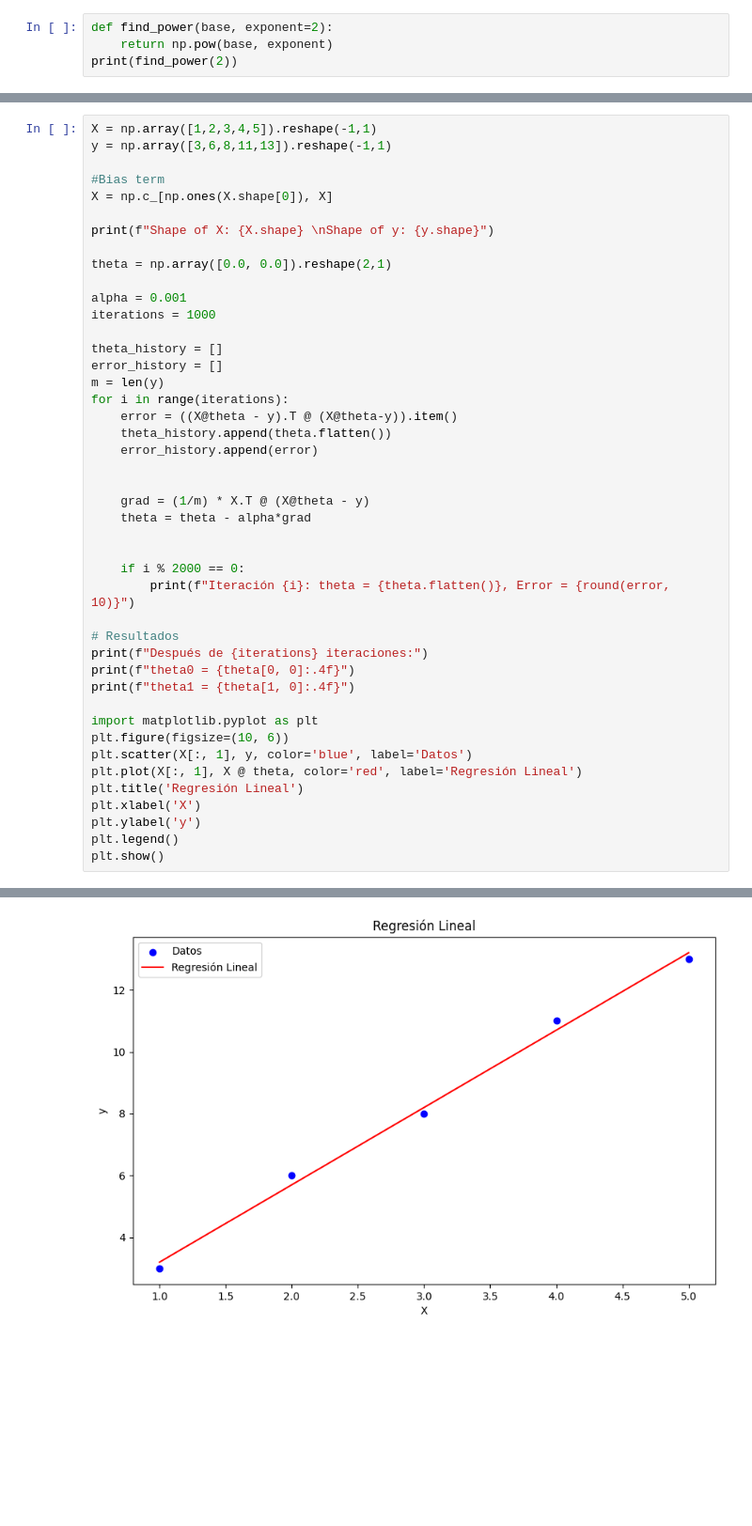
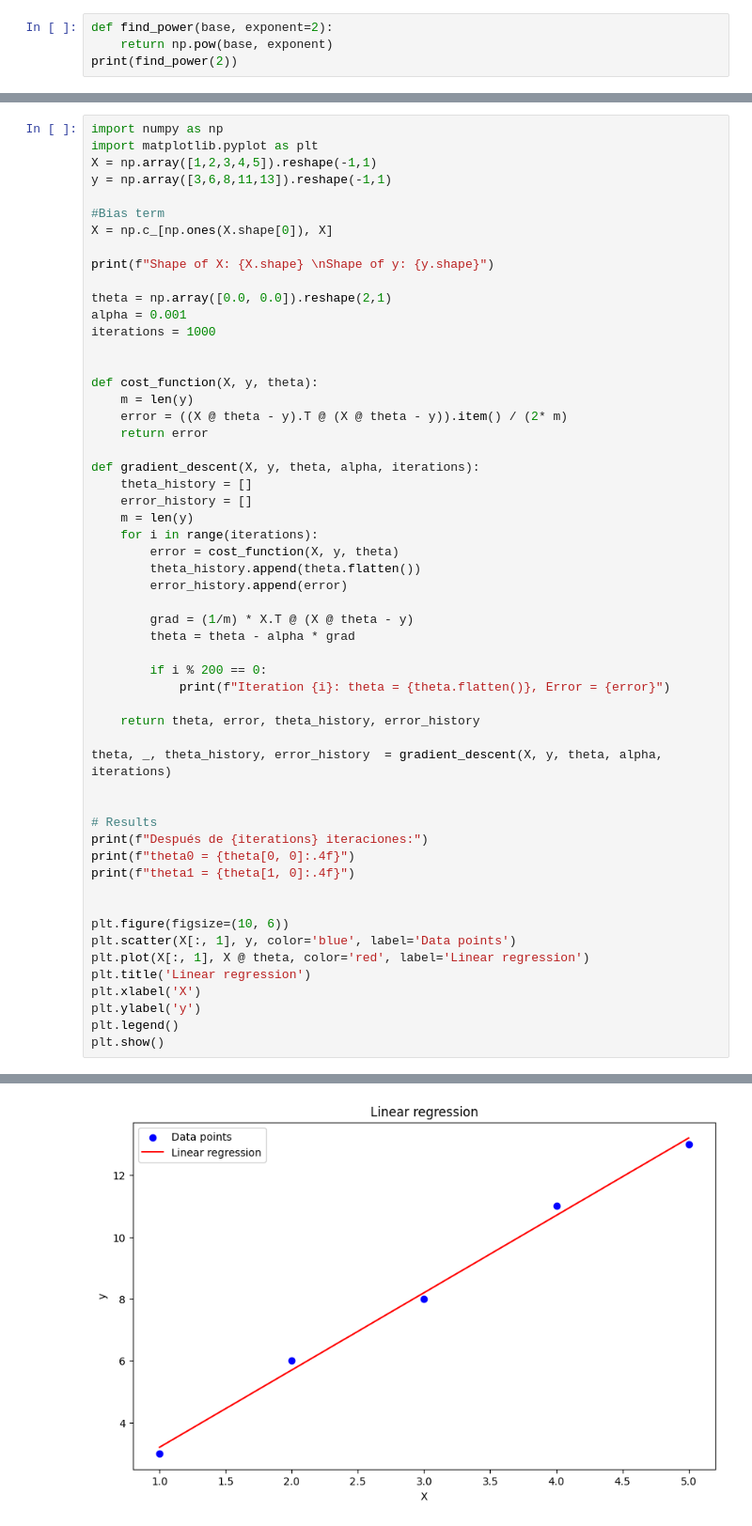
Before and after one commit to undelapaz-rnap-2025I/ejercicios-y-ejemplos-con-numpy-cristianvo74, a Jupyter notebook: rnap_2024_II_exercises_and_examples_numpy.ipynb, the cells around one changed output, grey strips where cells are left out. Shown at 94% size. Saved outputs shown, nothing was run; the diff lists cells and outputs as text; blank space fills up the shorter version.

```diff
--- a/rnap_2024_II_exercises_and_examples_numpy.ipynb
+++ b/rnap_2024_II_exercises_and_examples_numpy.ipynb
@@ -49,4 +117,6 @@ print(find_power(2))
 # %%
+import numpy as np
+import matplotlib.pyplot as plt
 X = np.array([1,2,3,4,5]).reshape(-1,1)
 y = np.array([3,6,8,11,13]).reshape(-1,1)
 
@@ -56,36 +126,45 @@ X = np.c_[np.ones(X.shape[0]), X]
 print(f"Shape of X: {X.shape} \nShape of y: {y.shape}")
 
 theta = np.array([0.0, 0.0]).reshape(2,1)
-
 alpha = 0.001
 iterations = 1000
 
-theta_history = []
-error_history = []
-m = len(y)
-for i in range(iterations):
-    error = ((X@theta - y).T @ (X@theta-y)).item()
-    theta_history.append(theta.flatten())
-    error_history.append(error)
+
+def cost_function(X, y, theta):
+    m = len(y)
+    error = ((X @ theta - y).T @ (X @ theta - y)).item() / (2* m)
+    return error
+
+def gradient_descent(X, y, theta, alpha, iterations):
+    theta_history = []
+    error_history = []
+    m = len(y)
+    for i in range(iterations):
+        error = cost_function(X, y, theta)
+        theta_history.append(theta.flatten())
+        error_history.append(error)
+
+        grad = (1/m) * X.T @ (X @ theta - y)
+        theta = theta - alpha * grad
+
+        if i % 200 == 0:
+            print(f"Iteration {i}: theta = {theta.flatten()}, Error = {error}")
+
+    return theta, error, theta_history, error_history
+
+theta, _, theta_history, error_history  = gradient_descent(X, y, theta, alpha, iterations)
 
 
-    grad = (1/m) * X.T @ (X@theta - y)
-    theta = theta - alpha*grad
-
-
-    if i % 2000 == 0:
-        print(f"Iteración {i}: theta = {theta.flatten()}, Error = {round(error, 10)}")
-
-# Resultados
+# Results
 print(f"Después de {iterations} iteraciones:")
 print(f"theta0 = {theta[0, 0]:.4f}")
 print(f"theta1 = {theta[1, 0]:.4f}")
 
-import matplotlib.pyplot as plt
+
 plt.figure(figsize=(10, 6))
-plt.scatter(X[:, 1], y, color='blue', label='Datos')
-plt.plot(X[:, 1], X @ theta, color='red', label='Regresión Lineal')
-plt.title('Regresión Lineal')
+plt.scatter(X[:, 1], y, color='blue', label='Data points')
+plt.plot(X[:, 1], X @ theta, color='red', label='Linear regression')
+plt.title('Linear regression')
 plt.xlabel('X')
 plt.ylabel('y')
 plt.legend()
@@ -97,4 +180,4 @@ Iteración 0: theta = [0.0082 0.0296], Error = 399.0
 Después de 1000 iteraciones:
 theta0 = 0.6941
 theta1 = 2.5016
-[figure, old version]
+[figure, new version]
```
Also changed, not shown: parts of 19 cells of this notebook.
